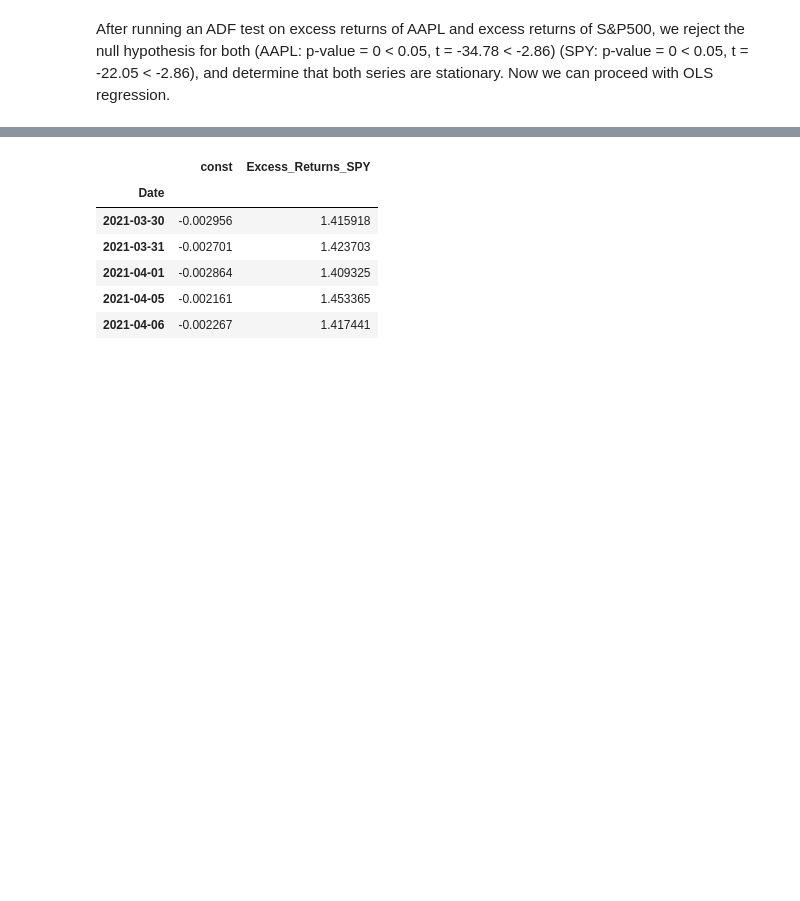
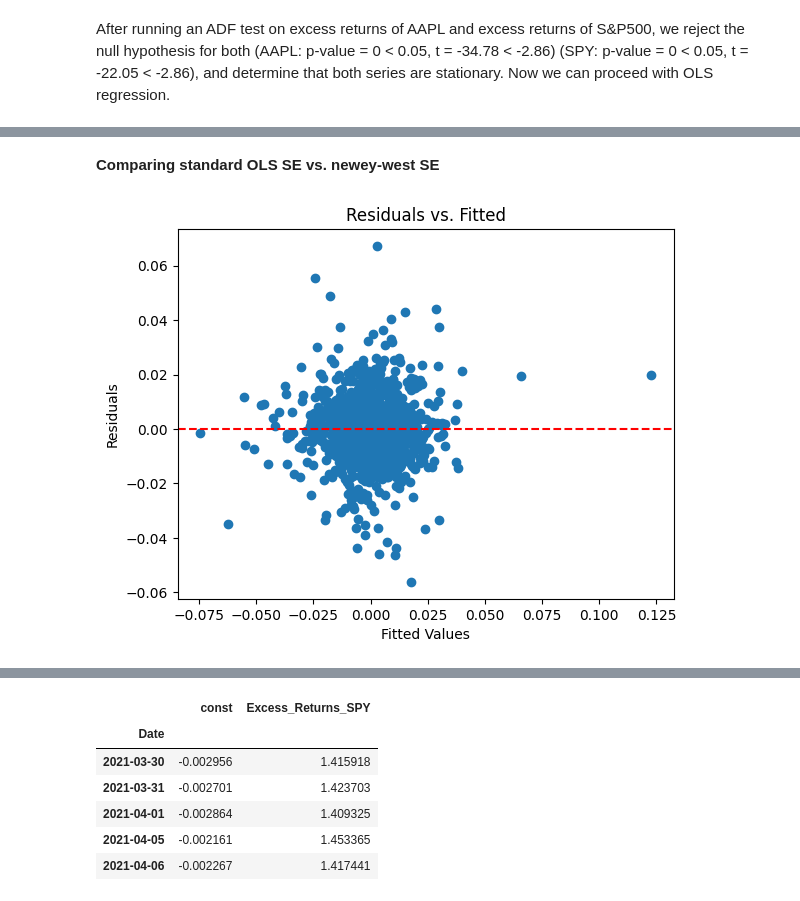
Before and after one commit to nikoszy/market-workbench, a Jupyter notebook: notebooks/01_beta_regression.ipynb, the cells around one changed output, grey strips where cells are left out. Cells and saved outputs as stored; diff of their text form; code cells hidden in the pictures; blank space fills up the shorter version.

```diff
--- a/notebooks/01_beta_regression.ipynb
+++ b/notebooks/01_beta_regression.ipynb
@@ -104,3 +105,9 @@ AAPL: (np.float64(-34.78406768967816), 0.0, 0, 1253, {'1%': np.float64(-3.435579
 SPY: (np.float64(-22.047772734127804), 0.0, 2, 1251, {'1%': np.float64(-3.4355880246374304), '5%': np.float64(-2.8638531175675896), '10%': np.float64(-2.568001531098063)}, np.float64(-7653.77191490883 ...
 # %% [markdown]
 After running an ADF test on excess returns of AAPL and excess returns of S&P500, we reject the null hypothesis for both (AAPL: p-value = 0 < 0.05, t = -34.78 < -2.86) (SPY: p-value = 0 < 0.05, t = -22.05 < -2.86), and determine that both series are stationary. Now we can proceed with OLS regression.
+# %%
+#without newey-west standard errors
+X = sm.add_constant(merged2['Excess_Returns_SPY'].dropna())
+y = merged2['Excess_Returns_AAPL'].dropna()
+model = sm.OLS(y, X).fit()
+print(model.summary())
@@ -106,0 +132,4 @@ After running an ADF test on excess returns of AAPL and excess returns of S&P500
+# %%
+#with newey-west standard errors
+model_nw = model.get_robustcov_results(cov_type='HAC', maxlags=5)
+print(model_nw.summary())
@@ -106,0 +154,15 @@ After running an ADF test on excess returns of AAPL and excess returns of S&P500
+# %% [markdown]
+**Comparing standard OLS SE vs. newey-west SE**
+# %%
+#Diagnostics time (residual vs. fitted, QQ plot, autocorrelation)
+import matplotlib.pyplot as plt
+residuals = model_nw.resid
+fitted = model_nw.fittedvalues
+plt.scatter(fitted, residuals)
+plt.axhline(0, color='red', linestyle='--')
+plt.title('Residuals vs. Fitted')
+plt.xlabel('Fitted Values')
+plt.ylabel('Residuals')
+plt.show()
+# %% [output]
+[figure, added]
```
Also changed, not shown: parts of 10 cells of this notebook, 3 other files.
